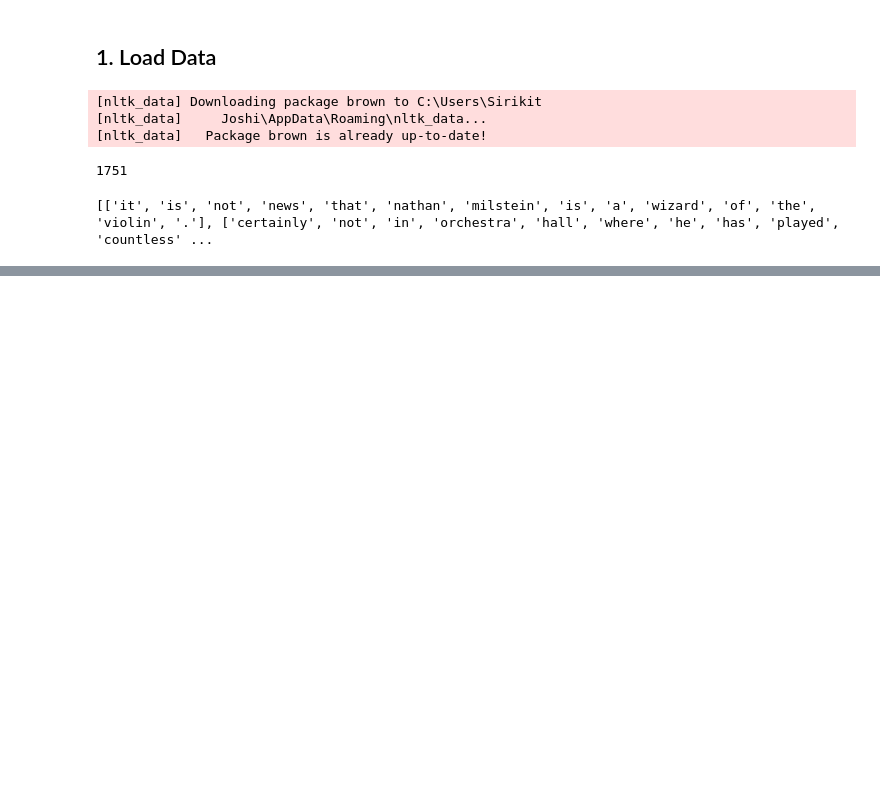
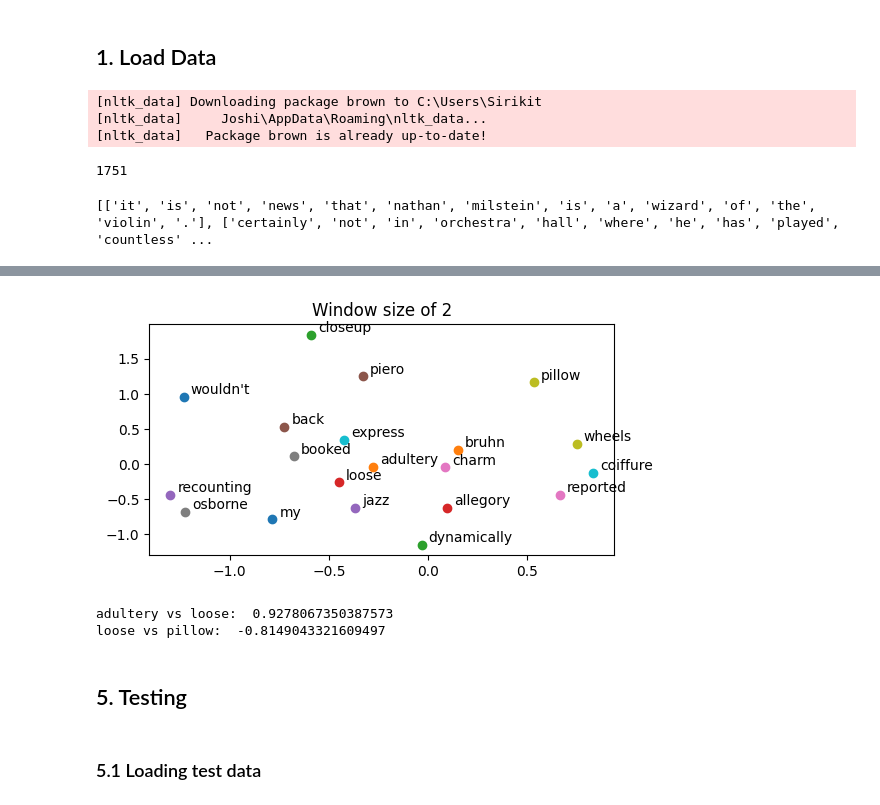
Before and after one commit to scarredwitch/NLP_LABS, a Jupyter notebook: Assignment2_GloVe.ipynb, the cells around one changed output, grey strips where cells are left out. Drawn from its saved outputs; the diff is of its cells as text; code cells hidden in the pictures; blank space fills up the shorter version.

```diff
--- a/Assignment2_GloVe.ipynb
+++ b/Assignment2_GloVe.ipynb
@@ -76,0 +95,17 @@ index2word = {v:k for k, v in word2index.items()}
+# %%
+skip_grams = []
+cbows = []
+window_size = 2
+#for each corpus
+for sent in corpus_tokenized:
+    for i in range(1,len(sent)-window_size): #start from 2 to second last
+        context_word = []
+        # print(sent[i])
+        center_word = sent[i]
+        for j in range(window_size):
+            outside_word = [sent[i-j-1],sent[i+j+1]] #window_size adjustable
+            #here we want to create (banana, apple), (banana, fruit) append to some list
+            for o in outside_word:
+                context_word.append(o)
+                skip_grams.append((center_word,o))
+            cbows.append((context_word,center_word))
@@ -76,0 +237,7 @@ index2word = {v:k for k, v in word2index.items()}
+# %%
+voc_size   = len(vocabs)
+batch_size = 2
+emb_size   = 2
+model      = GloVe(voc_size, emb_size)
+
+optimizer  = optim.Adam(model.parameters(), lr=0.0001)
@@ -76,0 +279,21 @@ index2word = {v:k for k, v in word2index.items()}
+# %%
+# Function to get embedding
+def get_embed(word, current_model=model):
+    try:
+        index = word2index[word]
+    except :
+        index = word2index['<UNK>'] #unknown
+    word = torch.LongTensor([index])
+
+    embed =  (current_model.embedding_v(word)+current_model.embedding_u(word))/2
+    return np.array(embed[0].detach().numpy())
+
+plt.figure(figsize=(6,3))
+for i, word in enumerate(vocabs[:20]): #loop each unique vocab
+    x, y = get_embed(word)
+    plt.scatter(x, y)
+    plt.annotate(word, xy=(x, y), xytext=(5, 2), textcoords='offset points')
+plt.title('Window size of 2')
+plt.show()
+# %% [output]
+[figure, added]
@@ -76,0 +314,15 @@ index2word = {v:k for k, v in word2index.items()}
+# %%
+#getting cosine similarity
+adultery = get_embed('adultery')
+loose = get_embed('loose')
+pillow = get_embed('pillow')
+
+print(f"adultery vs loose: ", cosine_similarity(adultery, loose))
+print(f"loose vs pillow: ", cosine_similarity(loose, pillow))
+# %% [output]
+adultery vs loose:  0.9278067350387573
+loose vs pillow:  -0.8149043321609497
+# %% [markdown]
+## 5. Testing
+# %% [markdown]
+### 5.1 Loading test data
```
Also changed, not shown: parts of 62 cells of this notebook, 4 other files.
